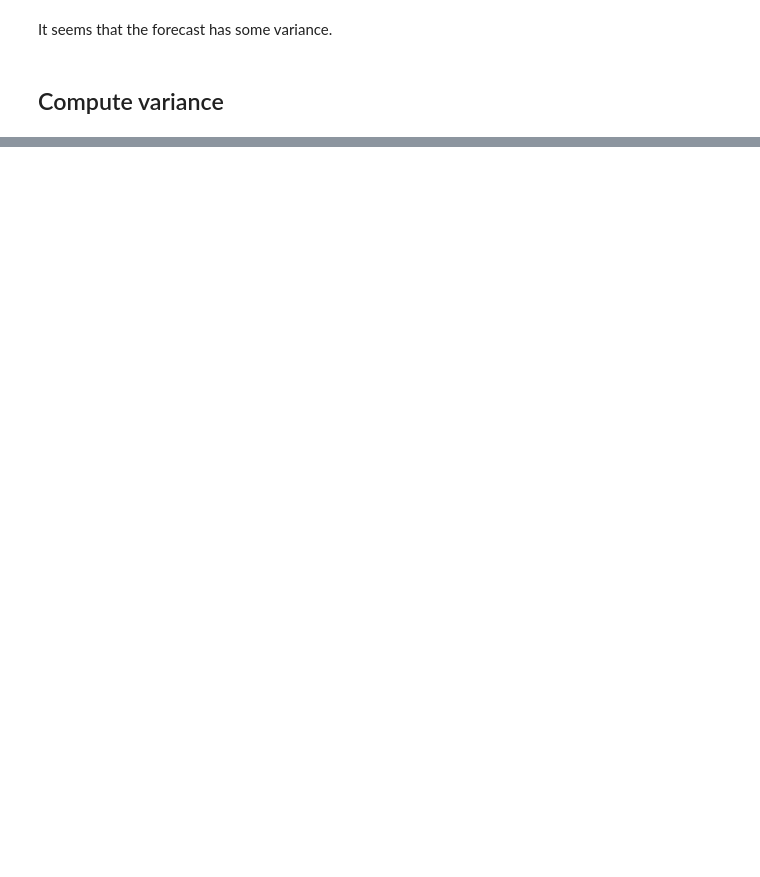
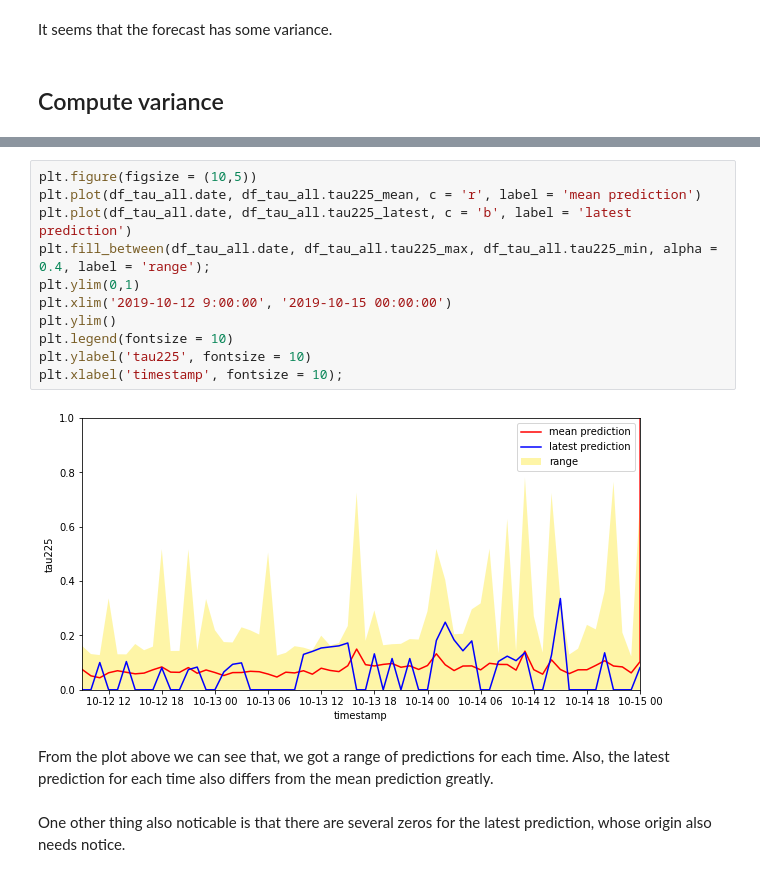
Before and after one commit to Ziyi415/AC297r_2019_BlackHole, a Jupyter notebook: notebooks/EDA.ipynb, the cells around one changed output, grey strips where cells are left out. Drawn from its saved outputs; the diff is of its cells as text; blank space fills up the shorter version.

```diff
--- a/notebooks/EDA.ipynb
+++ b/notebooks/EDA.ipynb
@@ -94,0 +136,17 @@ It seems that the forecast has some variance.
+# %%
+plt.figure(figsize = (10,5))
+plt.plot(df_tau_all.date, df_tau_all.tau225_mean, c = 'r', label = 'mean prediction')
+plt.plot(df_tau_all.date, df_tau_all.tau225_latest, c = 'b', label = 'latest prediction')
+plt.fill_between(df_tau_all.date, df_tau_all.tau225_max, df_tau_all.tau225_min, alpha = 0.4, label = 'range');
+plt.ylim(0,1)
+plt.xlim('2019-10-12 9:00:00', '2019-10-15 00:00:00')
+plt.ylim()
+plt.legend(fontsize = 10)
+plt.ylabel('tau225', fontsize = 10)
+plt.xlabel('timestamp', fontsize = 10);
+# %% [output]
+[figure, added]
+# %% [markdown]
+From the plot above we can see that, we got a range of predictions for each time. Also, the latest prediction for each time also differs from the mean prediction greatly.
+# %% [markdown]
+One other thing also noticable is that there are several zeros for the latest prediction, whose origin also needs notice.
```
Also changed, not shown: parts of 14 cells of this notebook.
